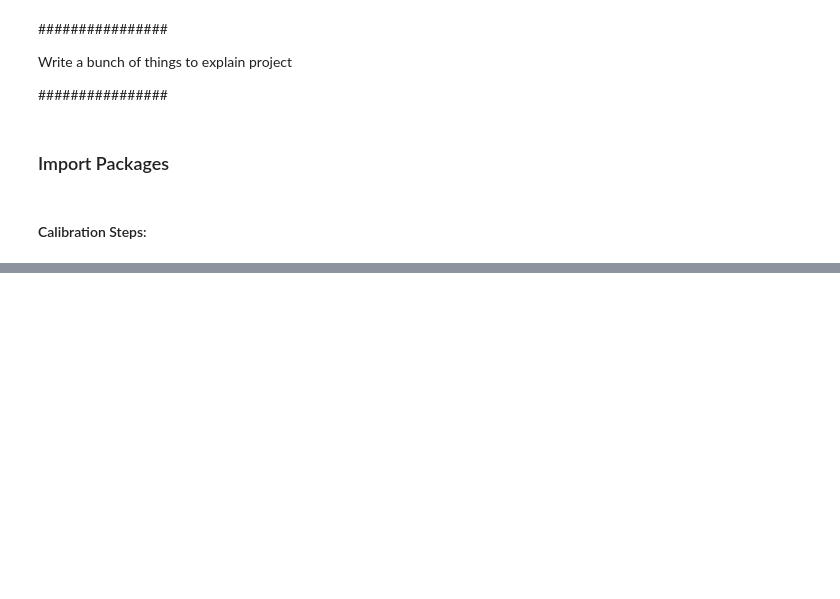
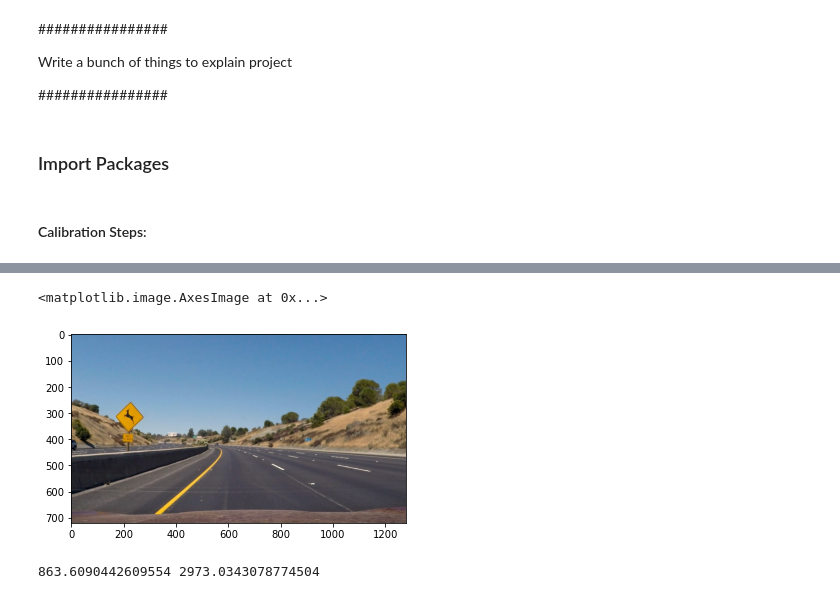
Before and after one commit to code-Abhishek/seeing_lane_eyes_closed, a Jupyter notebook: CarND-Advanced-Lane-Lines/Advanced_Attempt.ipynb, the cells around one changed output, grey strips where cells are left out. Cells and saved outputs as stored; diff of their text form; code cells hidden in the pictures; blank space fills up the shorter version.

```diff
--- a/CarND-Advanced-Lane-Lines/Advanced_Attempt.ipynb
+++ b/CarND-Advanced-Lane-Lines/Advanced_Attempt.ipynb
@@ -542,0 +605,11 @@ rightLine = Line()
+# %%
+img = mpimg.imread('./test_images/test2.jpg')
+plt.imshow(img)
+# %% [output]
+<matplotlib.image.AxesImage at 0x...>
+[figure, added]
+# %%
+# result1, result2, newwarp, outwarp, color_warp, out_img, undist, binary_warped = search_the_lanes(img, mtx, dist)
+result2 = search_the_lanes(img, mtx, dist)
+# %% [output]
+863.6090442609554 2973.0343078774504
```
Also changed, not shown: parts of 41 cells of this notebook, 5 other files.
